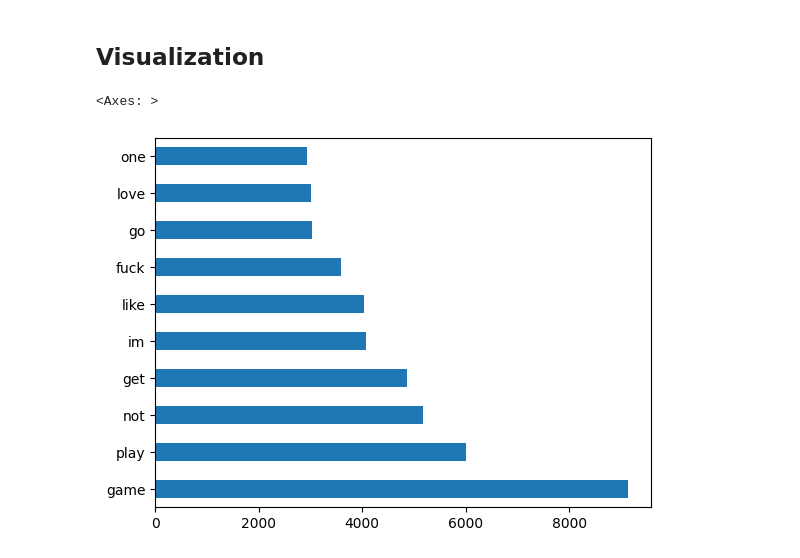
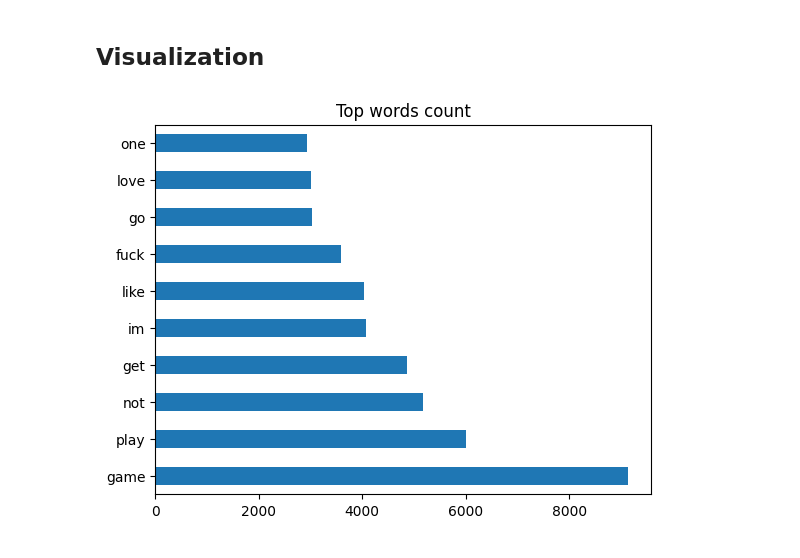
Before and after one commit to ShenbagaArunK/twitter-sentiment-analysis-naivebayes, a Jupyter notebook: src/twitter_senti_analysis.ipynb, the cells around one changed output. Saved outputs shown, nothing was run; the diff lists cells and outputs as text; code cells hidden in the pictures.

Commit message:
Visualization done

```diff
--- a/src/twitter_senti_analysis.ipynb
+++ b/src/twitter_senti_analysis.ipynb
@@ -224,7 +224,8 @@ wc =WordCloud()
 # %%
 para = " ".join(df["tweet"])
 words = pd.Series(para.split())
 words.value_counts().head(10).plot(kind="barh")
+plt.title("Top words count")
+plt.show()
 # %% [output]
-<Axes: >
-[figure, old version]
+[figure, new version]
```
Also changed, not shown: parts of 14 cells of this notebook.
